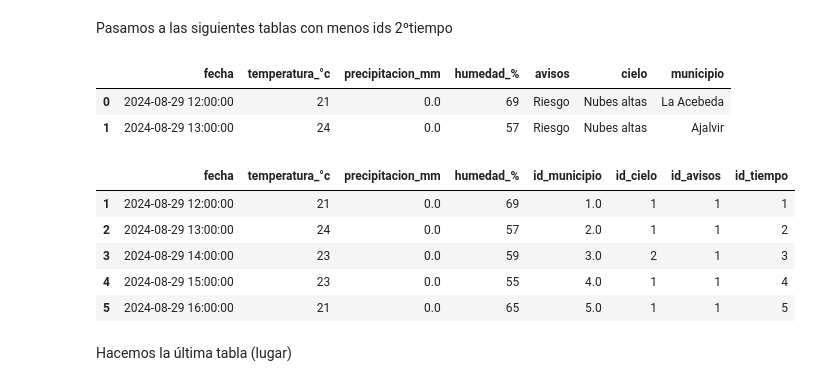
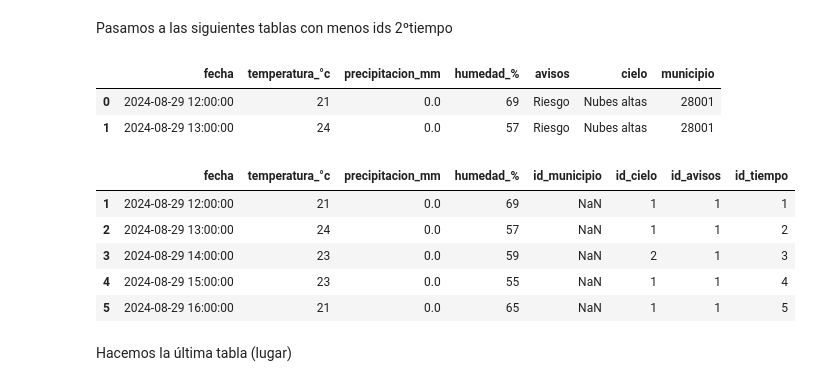
Before and after one commit to jgilsu11/laboratorio-modulo4-leccion03-SQL_y_Python, a Jupyter notebook: Df_completo.ipynb, the cells around one changed output. Drawn from its saved outputs; the diff is of its cells as text; code cells hidden in the pictures.

Commit message:
Subida lista de errores y bloqueado con las tablas de foreign + municipio

```diff
--- a/Df_completo.ipynb
+++ b/Df_completo.ipynb
@@ -254,18 +254,18 @@ Pasamos a las siguientes tablas con menos ids 2ºtiempo
 # %%
 df= pd.DataFrame()
 df["fecha"]= df_aemet["fecha"]
 df["temperatura_°c"]= df_aemet["temp._(°c)"]
 df["precipitacion_mm"]= df_aemet["precipitación_(mm)"]
 df["humedad_%"]= df_aemet["humedad_relativa_(%)"]
 df["avisos"]= df_aemet["avisos"]
 df["cielo"]= df_aemet["cielo"]
-df["municipio"]= df_municipioss["nombre_municipio"]
+df["municipio"]= df_aemet["id_municipio"]
 df_tiempo= df
 df_tiempo.head(2)
 # %% [output]
 |  | fecha | temperatura_°c | precipitacion_mm | humedad_% | avisos | cielo | municipio |
-| 0 | 2024-08-29 12:00:00 | 21 | 0.0 | 69 | Riesgo | Nubes altas | La Acebeda |
-| 1 | 2024-08-29 13:00:00 | 24 | 0.0 | 57 | Riesgo | Nubes altas | Ajalvir |
+| 0 | 2024-08-29 12:00:00 | 21 | 0.0 | 69 | Riesgo | Nubes altas | 28001 |
+| 1 | 2024-08-29 13:00:00 | 24 | 0.0 | 57 | Riesgo | Nubes altas | 28001 |
 # %%
 df_tiempo["id_municipio"] = df_tiempo["municipio"].map(diccionario1)
 # %%
@@ -297,11 +297,11 @@ df_tiempo["id_tiempo"]=df_tiempo.index
 df_tiempo.head()
 # %% [output]
 |  | fecha | temperatura_°c | precipitacion_mm | humedad_% | id_municipio | id_cielo | id_avisos | id_tiempo |
-| 1 | 2024-08-29 12:00:00 | 21 | 0.0 | 69 | 1.0 | 1 | 1 | 1 |
-| 2 | 2024-08-29 13:00:00 | 24 | 0.0 | 57 | 2.0 | 1 | 1 | 2 |
-| 3 | 2024-08-29 14:00:00 | 23 | 0.0 | 59 | 3.0 | 2 | 1 | 3 |
-| 4 | 2024-08-29 15:00:00 | 23 | 0.0 | 55 | 4.0 | 1 | 1 | 4 |
-| 5 | 2024-08-29 16:00:00 | 21 | 0.0 | 65 | 5.0 | 1 | 1 | 5 |
+| 1 | 2024-08-29 12:00:00 | 21 | 0.0 | 69 | NaN | 1 | 1 | 1 |
+| 2 | 2024-08-29 13:00:00 | 24 | 0.0 | 57 | NaN | 1 | 1 | 2 |
+| 3 | 2024-08-29 14:00:00 | 23 | 0.0 | 59 | NaN | 2 | 1 | 3 |
+| 4 | 2024-08-29 15:00:00 | 23 | 0.0 | 55 | NaN | 1 | 1 | 4 |
+| 5 | 2024-08-29 16:00:00 | 21 | 0.0 | 65 | NaN | 1 | 1 | 5 |
 # %% [markdown]
 Hacemos la última tabla (lugar)
 # %%
```
Also changed, not shown: parts of 12 cells of this notebook.
